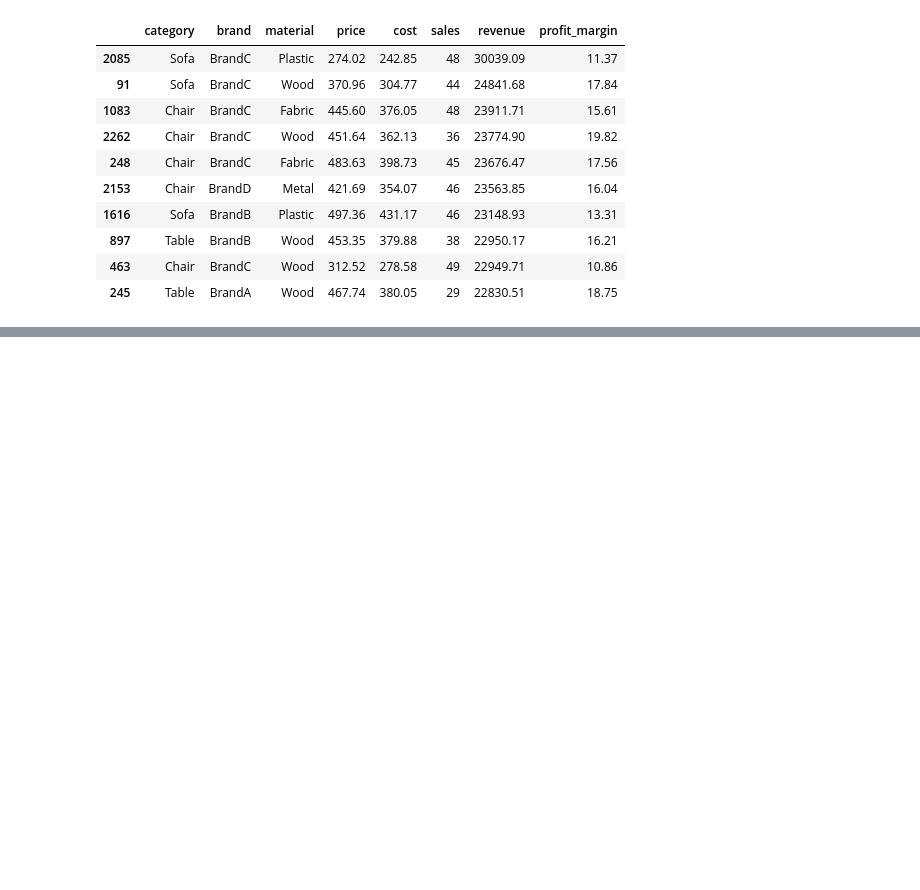
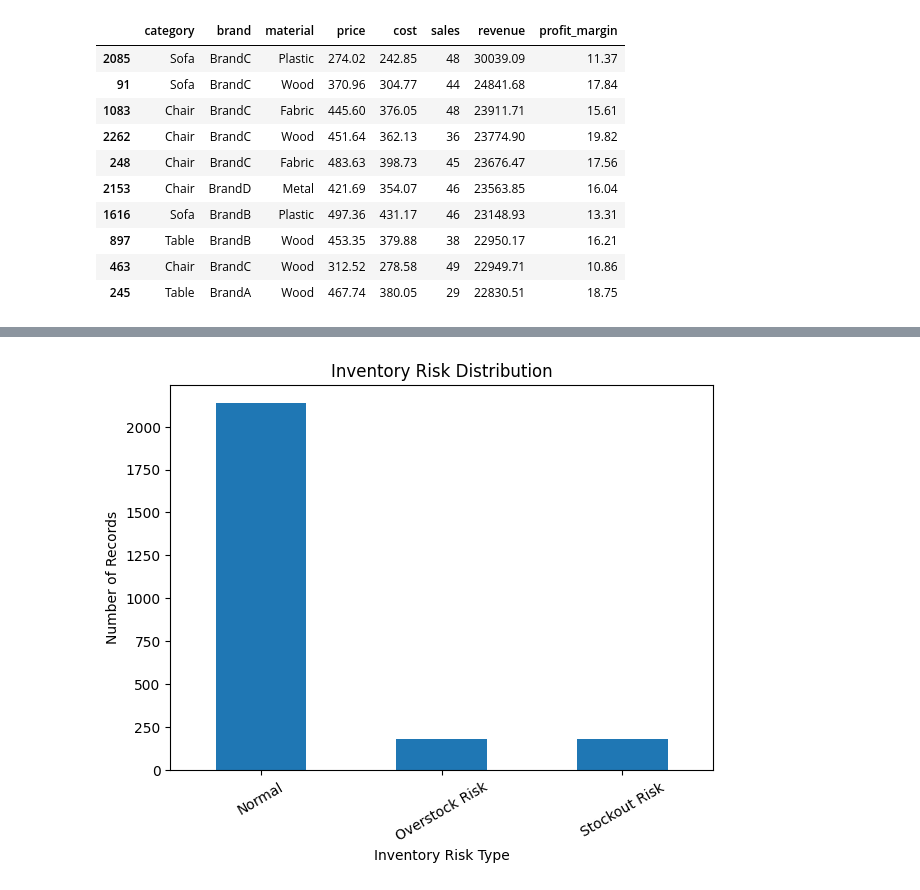
Before and after one commit to Penny967/cs687_capstone, a Jupyter notebook: data_analysis.ipynb, the cells around one changed output, grey strips where cells are left out. Saved outputs shown, nothing was run; the diff lists cells and outputs as text; code cells hidden in the pictures; blank space fills up the shorter version.

```diff
--- a/data_analysis.ipynb
+++ b/data_analysis.ipynb
@@ -432,0 +442,3 @@ display(high_revenue_low_profit[
+# %%
+df["inventory_sales_ratio"] = df["inventory"] / (df["sales"] + 1)
+df["sales_inventory_ratio"] = df["sales"] / (df["inventory"] + 1)
@@ -432,0 +463,19 @@ display(high_revenue_low_profit[
+# %%
+sales_high = df["sales"].quantile(0.75)
+sales_low = df["sales"].quantile(0.25)
+inventory_high = df["inventory"].quantile(0.75)
+inventory_low = df["inventory"].quantile(0.25)
+
+def classify_inventory_status(row):
+    if row["inventory"] >= inventory_high and row["sales"] <= sales_low:
+        return "Overstock Risk"
+    elif row["inventory"] <= inventory_low and row["sales"] >= sales_high:
+        return "Stockout Risk"
+    else:
+        return "Normal"
+
+df["inventory_risk"] = df.apply(classify_inventory_status, axis=1)
+
+inventory_risk_summary = df["inventory_risk"].value_counts()
+
+display(inventory_risk_summary)
@@ -432,0 +530,9 @@ display(high_revenue_low_profit[
+# %%
+inventory_risk_summary.plot(kind="bar", figsize=(7, 5))
+plt.title("Inventory Risk Distribution")
+plt.xlabel("Inventory Risk Type")
+plt.ylabel("Number of Records")
+plt.xticks(rotation=30)
+plt.show()
+# %% [output]
+[figure, added]
```
Also changed, not shown: parts of 22 cells of this notebook.
